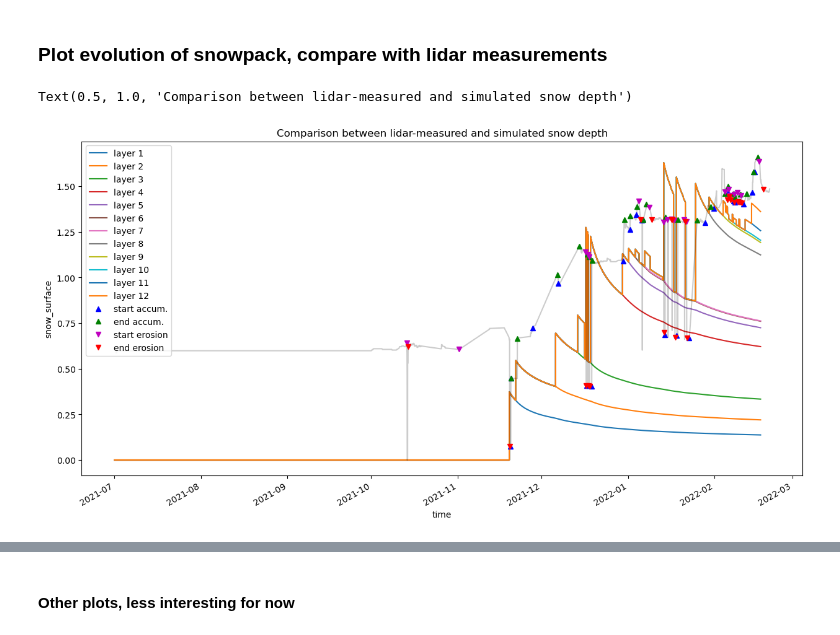
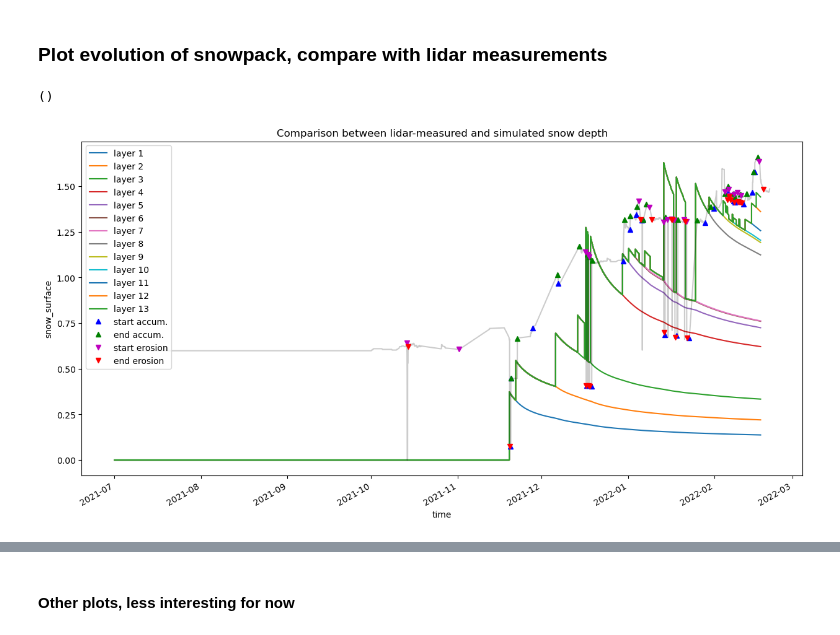
Before and after one commit to Mathilde-Bnt/MB_little_awk, a Jupyter notebook: falls_detection_and_snow_model/02-combining_snowfall_detection_and_compaction.ipynb, the cells around one changed output, grey strips where cells are left out. Drawn from its saved outputs; the diff is of its cells as text; code cells hidden in the pictures.

Commit message:
Added plotting function and new init. height

```diff
--- a/falls_detection_and_snow_model/02-combining_snowfall_detection_and_compaction.ipynb
+++ b/falls_detection_and_snow_model/02-combining_snowfall_detection_and_compaction.ipynb
@@ -336,36 +471,11 @@ layer12 = [layer11[i] + depth_evolution[i][11] for i in range(len(depth_evolutio
 # %%
-fig = plt.figure(figsize=(15, 7))
+data_start_date = pd.to_datetime('2021-07-01T00:00')
 
-data_start_date = pd.to_datetime('2021-07-01T00:00')        # TODO
-times = pd.date_range(start=data_start_date,freq=str(dt)+'S',periods=nb_iterations)
-
-plt.plot(times, layer1, label='layer 1')
-plt.plot(times, layer2, label='layer 2')
-plt.plot(times, layer3, label='layer 3')
-plt.plot(times, layer4, label='layer 4')
-plt.plot(times, layer5, label='layer 5')
-plt.plot(times, layer6, label='layer 6')
-plt.plot(times, layer7, label='layer 7')
-plt.plot(times, layer8, label='layer 8')
-plt.plot(times, layer9, label='layer 9')
-plt.plot(times, layer10, label='layer 10')
-plt.plot(times, layer11, label='layer 11')
-plt.plot(times, layer12, label='layer 12')
-
-data_set_used.isel(x=x_sel, y=y_sel).snow_surface.plot(c='k', alpha=0.2)
-
-data_set_used.isel(x=x_sel, y=y_sel, time=start_accumulation).snow_surface.plot(c='b', marker='^', markersize=6, linestyle='None', label='start accum.')
-data_set_used.isel(x=x_sel, y=y_sel, time=end_accumulation).snow_surface.plot(c='g', marker='^', markersize=6, linestyle='None', label='end accum.')
-data_set_used.isel(x=x_sel, y=y_sel, time=start_erosion).snow_surface.plot(c='m', marker='v', markersize=6, linestyle='None', label='start erosion')
-data_set_used.isel(x=x_sel, y=y_sel, time=end_erosion).snow_surface.plot(c='r', marker='v', markersize=6, linestyle='None', label='end erosion')
-plt.legend()
-
-plt.title('Comparison between lidar-measured and simulated snow depth')
-
-# fig.savefig('measured_vs_simul_snow_depth_2.png')
+plot_simul_and_signal(data_set_used, x_sel, y_sel, depth_evolution, 13, data_start_date, dt, nb_iterations,
+                          start_accumulation, end_accumulation, start_erosion, end_erosion)
 # %% [output]
-Text(0.5, 1.0, 'Comparison between lidar-measured and simulated snow depth')
+()
-[figure, old version]
+[figure, new version]
 # %%
 # Note on the above figure: if erosion and accumulation are quasi-simultaneous, they will not be taken into account (the timestamp is passed, so we add a layer,
 # and then delete it because the other timestamp is passed). If the erosion is smalle rthan the accumulation, the same thing happens but instead of deleting the layer we just added,
```
Also changed, not shown: parts of 8 cells of this notebook.
